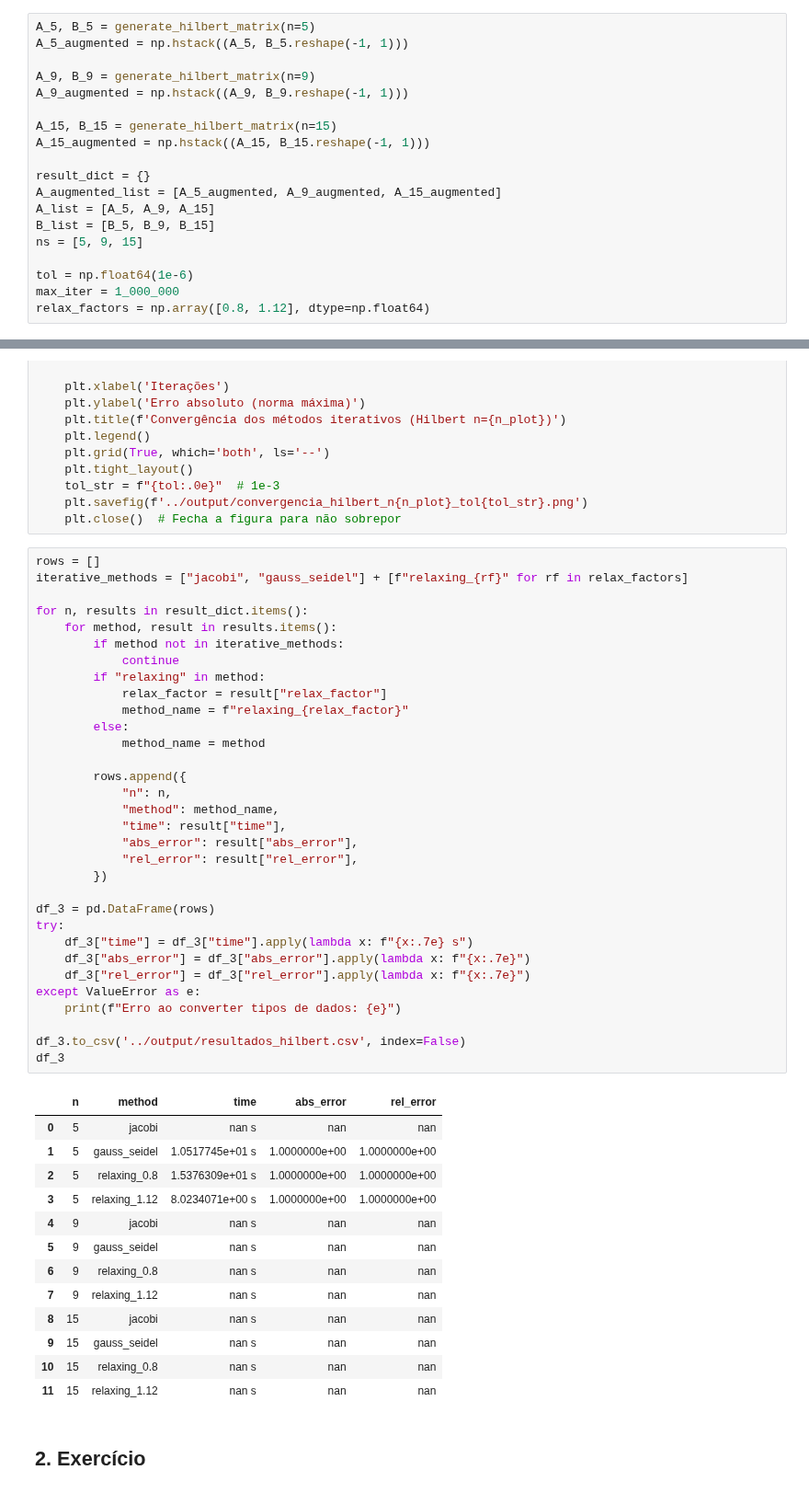
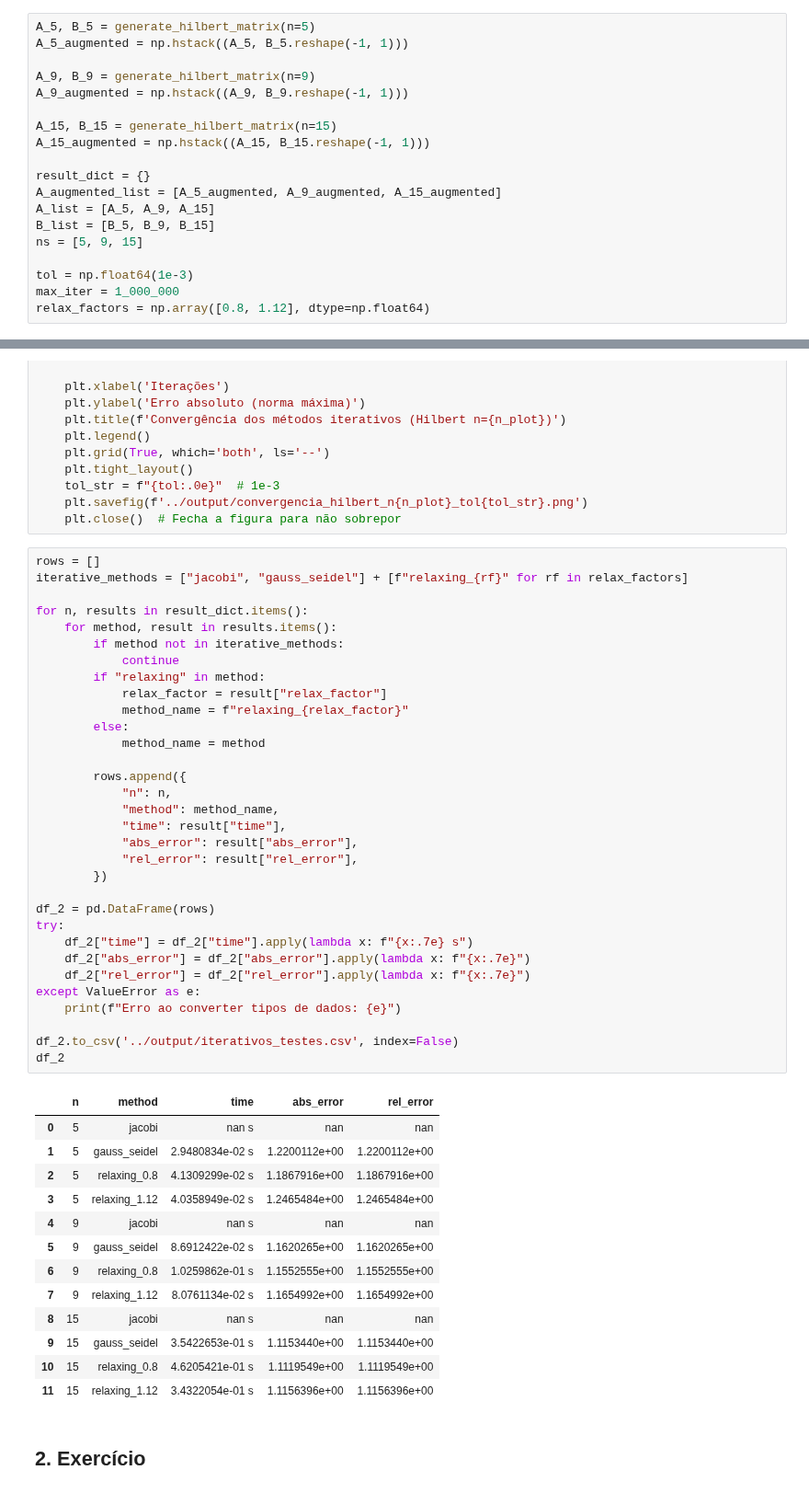
Before and after one commit to igorssant/metodos_numericos, a Jupyter notebook: sistema_equacao/src/main.ipynb, the cells around one changed output, grey strips where cells are left out. Shown at 92% size. Saved outputs shown, nothing was run; the diff lists cells and outputs as text.

```diff
--- a/sistema_equacao/src/main.ipynb
+++ b/sistema_equacao/src/main.ipynb
@@ -40,7 +40,7 @@ A_list = [A_5, A_9, A_15]
 B_list = [B_5, B_9, B_15]
 ns = [5, 9, 15]
 
-tol = np.float64(1e-6)
+tol = np.float64(1e-3)
 max_iter = 1_000_000
 relax_factors = np.array([0.8, 1.12], dtype=np.float64)
 # %% [markdown]
@@ -356,49 +346,49 @@ for n_plot in ns:  # ns = [5, 9, 15]
 # %%
 rows = []
 iterative_methods = ["jacobi", "gauss_seidel"] + [f"relaxing_{rf}" for rf in relax_factors]
 
 for n, results in result_dict.items():
     for method, result in results.items():
         if method not in iterative_methods:
             continue
         if "relaxing" in method:
             relax_factor = result["relax_factor"]
             method_name = f"relaxing_{relax_factor}"
         else:
             method_name = method
 
         rows.append({
             "n": n,
             "method": method_name,
             "time": result["time"],
             "abs_error": result["abs_error"],
             "rel_error": result["rel_error"],
         })
 
-df_3 = pd.DataFrame(rows)
+df_2 = pd.DataFrame(rows)
 try:
-    df_3["time"] = df_3["time"].apply(lambda x: f"{x:.7e} s")
-    df_3["abs_error"] = df_3["abs_error"].apply(lambda x: f"{x:.7e}")
-    df_3["rel_error"] = df_3["rel_error"].apply(lambda x: f"{x:.7e}")
+    df_2["time"] = df_2["time"].apply(lambda x: f"{x:.7e} s")
+    df_2["abs_error"] = df_2["abs_error"].apply(lambda x: f"{x:.7e}")
+    df_2["rel_error"] = df_2["rel_error"].apply(lambda x: f"{x:.7e}")
 except ValueError as e:
     print(f"Erro ao converter tipos de dados: {e}")
 
-df_3.to_csv('../output/resultados_hilbert.csv', index=False)
-df_3
+df_2.to_csv('../output/iterativos_testes.csv', index=False)
+df_2
 # %% [output]
 |  | n | method | time | abs_error | rel_error |
 | 0 | 5 | jacobi | nan s | nan | nan |
-| 1 | 5 | gauss_seidel | 1.0517745e+01 s | 1.0000000e+00 | 1.0000000e+00 |
-| 2 | 5 | relaxing_0.8 | 1.5376309e+01 s | 1.0000000e+00 | 1.0000000e+00 |
-| 3 | 5 | relaxing_1.12 | 8.0234071e+00 s | 1.0000000e+00 | 1.0000000e+00 |
+| 1 | 5 | gauss_seidel | 2.9480834e-02 s | 1.2200112e+00 | 1.2200112e+00 |
+| 2 | 5 | relaxing_0.8 | 4.1309299e-02 s | 1.1867916e+00 | 1.1867916e+00 |
+| 3 | 5 | relaxing_1.12 | 4.0358949e-02 s | 1.2465484e+00 | 1.2465484e+00 |
 | 4 | 9 | jacobi | nan s | nan | nan |
-| 5 | 9 | gauss_seidel | nan s | nan | nan |
-| 6 | 9 | relaxing_0.8 | nan s | nan | nan |
-| 7 | 9 | relaxing_1.12 | nan s | nan | nan |
+| 5 | 9 | gauss_seidel | 8.6912422e-02 s | 1.1620265e+00 | 1.1620265e+00 |
+| 6 | 9 | relaxing_0.8 | 1.0259862e-01 s | 1.1552555e+00 | 1.1552555e+00 |
+| 7 | 9 | relaxing_1.12 | 8.0761134e-02 s | 1.1654992e+00 | 1.1654992e+00 |
 | 8 | 15 | jacobi | nan s | nan | nan |
-| 9 | 15 | gauss_seidel | nan s | nan | nan |
-| 10 | 15 | relaxing_0.8 | nan s | nan | nan |
-| 11 | 15 | relaxing_1.12 | nan s | nan | nan |
+| 9 | 15 | gauss_seidel | 3.5422653e-01 s | 1.1153440e+00 | 1.1153440e+00 |
+| 10 | 15 | relaxing_0.8 | 4.6205421e-01 s | 1.1119549e+00 | 1.1119549e+00 |
+| 11 | 15 | relaxing_1.12 | 3.4322054e-01 s | 1.1156396e+00 | 1.1156396e+00 |
 # %% [markdown]
 ## 2. Exercício
 # %% [markdown]
```
Also changed, not shown: parts of 3 cells of this notebook, 4 other files.
